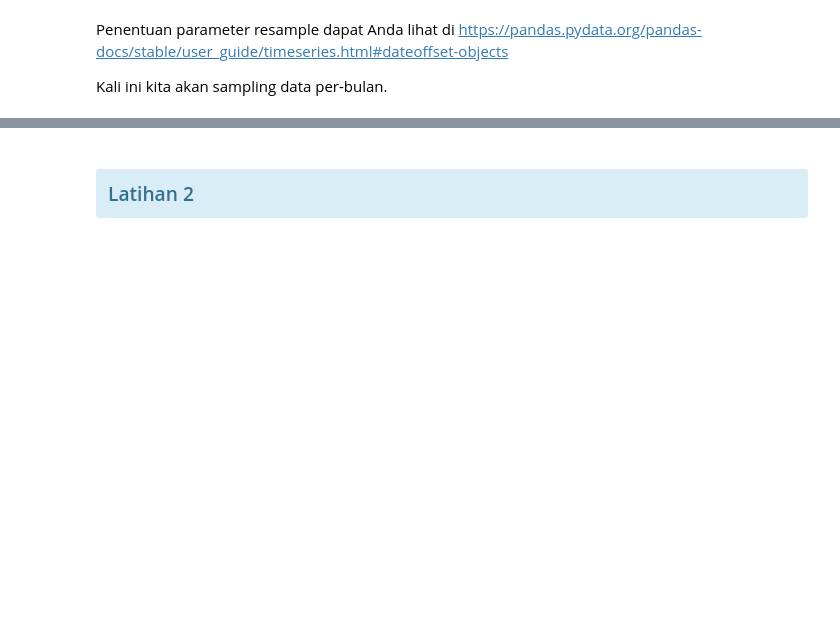
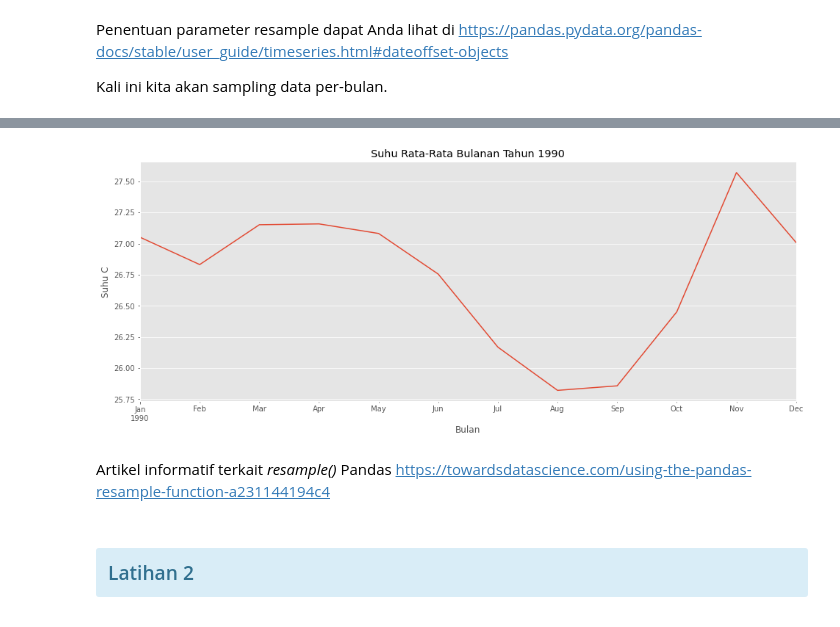
Before and after one commit to mdsatria/dataviz_course, a Jupyter notebook: notebook/4. Visualisasi Trend Over Time & Storytelling.ipynb, the cells around one changed output, grey strips where cells are left out. Saved outputs shown, nothing was run; the diff lists cells and outputs as text; code cells hidden in the pictures; blank space fills up the shorter version.

```diff
--- a/notebook/4. Visualisasi Trend Over Time & Storytelling.ipynb
+++ b/notebook/4. Visualisasi Trend Over Time & Storytelling.ipynb
@@ -127,3 +366,13 @@ Kali ini kita akan sampling data per-bulan.
+# %%
+df_month.loc['1990']['temp'].plot(figsize=(16,6))
+plt.title('Suhu Rata-Rata Bulanan Tahun 1990')
+plt.ylabel('Suhu C')
+plt.xlabel('Bulan')
+plt.show()
+# %% [output]
+[figure, added]
+# %% [markdown]
+Artikel informatif terkait *resample()* Pandas https://towardsdatascience.com/using-the-pandas-resample-function-a231144194c4
 # %% [markdown]
 ### <div class="alert alert-block alert-info">Latihan 2</div>
 # %% [markdown]
```
Also changed, not shown: parts of 53 cells of this notebook.
